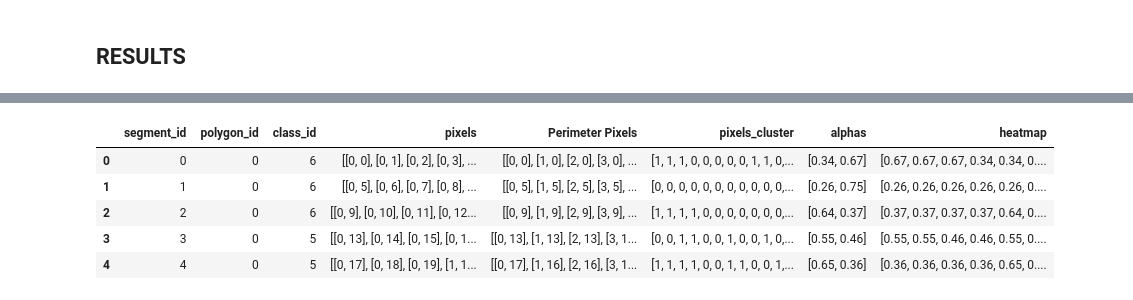
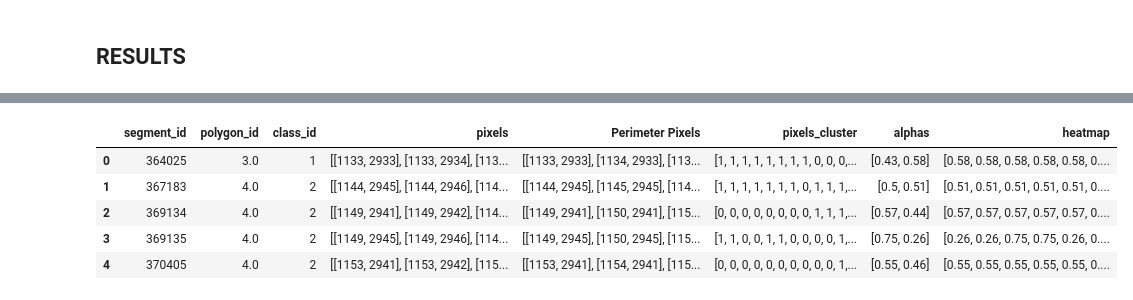
Before and after one commit to ExplAInability-TASSEL/ExplAInability-P5A, a Jupyter notebook: main_inference.ipynb, the cells around one changed output, grey strips where cells are left out. Saved outputs shown, nothing was run; the diff lists cells and outputs as text; code cells hidden in the pictures.

```diff
--- a/main_inference.ipynb
+++ b/main_inference.ipynb
@@ -15,7 +15,7 @@ import pandas as pd
 ## DATA
 # %%
 # Load the data
-df = pd.read_csv('Prepro_Data/post_processed_data_small20.csv')
+df = pd.read_csv('/Users/thibaultgillard/Documents/EPF/git/Data/post_processed_data_train_100.csv')
 
 def extract_multiple_arrays(string_repr):
     # Remove letters, parentheses, spaces, and unwanted sequences
@@ -125,26 +127,40 @@ array([[0.12578271, 0.12545593, 0.1223575 , 0.12644641, 0.12201456,
 # Load the weights
 SAVE_PATH = 'saved_models/'
 
-model.load_weights(SAVE_PATH + 'model_weights_100_epochs.h5')
+model.load_weights(SAVE_PATH + 'model_weights_300_epochs.h5')
 # %% [markdown]
 ## RESULTS
+# %%
+# Custom training loop to efficiently compute predictions and alphas
+batch_size = 32
+predictions = []
+all_alphas = []
+
+for i in range(0, len(clusters), batch_size):
+    batch_clusters = clusters[i:i+batch_size]
+    batch_predictions, batch_alphas = model(batch_clusters)
+    predictions.append(batch_predictions)
+    all_alphas.append(batch_alphas)
+
+# Concatenate predictions and alphas
+predictions = tf.concat(predictions, axis=0)
+all_alphas = tf.concat(all_alphas, axis=0)
+alphas = np.array(all_alphas)
+df_inferring = df.iloc[:, 1:6]
 # %%
 import math
 
-predictions = model.predict(clusters)
 
 df_inferring = df.iloc[:, 1:6]
+
 # Get the class with the highest probability
 df_inferring['class_id'] = np.argmax(predictions, axis=1) + 1
 df_inferring['class_id'] = df_inferring['class_id'].astype('int8')
 
 # Pixels' cluster
-# Assuming you have 'clustered_labels' available
 df_inferring['pixels_cluster'] = clustered_labels
 
-# Alphas
-alphas = model.get_alphas(clusters)
-alphas = np.array(alphas)
+
 df_inferring['alphas'] = alphas.tolist()
 
 # Function to round to the nearest hundredth
@@ -153,12 +169,12 @@ def round_to_hundredth(lst):
 
 df_inferring['alphas'] = df_inferring['alphas'].apply(round_to_hundredth)
 
+
 # Function to replace the cluster labels with the corresponding alpha values, ideal to make a heatmap
 def replace_values(row):
     return [row['alphas'][val] for val in row['pixels_cluster']]
 
 df_inferring['heatmap'] = df_inferring.apply(replace_values, axis=1)
-df_inferring.head()
 
 df_inferring.head()
 # %% [output]
@@ -167,6 +181,6 @@ df_inferring.head()
 |  | segment_id | polygon_id | class_id | pixels | Perimeter Pixels | pixels_cluster | alphas | heatmap |
-| 0 | 0 | 0 | 6 | [[0, 0], [0, 1], [0, 2], [0, 3], ... | [[0, 0], [1, 0], [2, 0], [3, 0], ... | [1, 1, 1, 0, 0, 0, 0, 0, 1, 1, 0,... | [0.34, 0.67] | [0.67, 0.67, 0.67, 0.34, 0.34, 0.... |
-| 1 | 1 | 0 | 6 | [[0, 5], [0, 6], [0, 7], [0, 8], ... | [[0, 5], [1, 5], [2, 5], [3, 5], ... | [0, 0, 0, 0, 0, 0, 0, 0, 0, 0, 0,... | [0.26, 0.75] | [0.26, 0.26, 0.26, 0.26, 0.26, 0.... |
-| 2 | 2 | 0 | 6 | [[0, 9], [0, 10], [0, 11], [0, 12... | [[0, 9], [1, 9], [2, 9], [3, 9], ... | [1, 1, 1, 1, 0, 0, 0, 0, 0, 0, 0,... | [0.64, 0.37] | [0.37, 0.37, 0.37, 0.37, 0.64, 0.... |
-| 3 | 3 | 0 | 5 | [[0, 13], [0, 14], [0, 15], [0, 1... | [[0, 13], [1, 13], [2, 13], [3, 1... | [0, 0, 1, 1, 0, 0, 1, 0, 0, 1, 0,... | [0.55, 0.46] | [0.55, 0.55, 0.46, 0.46, 0.55, 0.... |
-| 4 | 4 | 0 | 5 | [[0, 17], [0, 18], [0, 19], [1, 1... | [[0, 17], [1, 16], [2, 16], [3, 1... | [1, 1, 1, 1, 0, 0, 1, 1, 0, 0, 1,... | [0.65, 0.36] | [0.36, 0.36, 0.36, 0.36, 0.65, 0.... |
+| 0 | 364025 | 3.0 | 1 | [[1133, 2933], [1133, 2934], [113... | [[1133, 2933], [1134, 2933], [113... | [1, 1, 1, 1, 1, 1, 1, 1, 0, 0, 0,... | [0.43, 0.58] | [0.58, 0.58, 0.58, 0.58, 0.58, 0.... |
+| 1 | 367183 | 4.0 | 2 | [[1144, 2945], [1144, 2946], [114... | [[1144, 2945], [1145, 2945], [114... | [1, 1, 1, 1, 1, 1, 1, 0, 1, 1, 1,... | [0.5, 0.51] | [0.51, 0.51, 0.51, 0.51, 0.51, 0.... |
+| 2 | 369134 | 4.0 | 2 | [[1149, 2941], [1149, 2942], [114... | [[1149, 2941], [1150, 2941], [115... | [0, 0, 0, 0, 0, 0, 0, 0, 1, 1, 1,... | [0.57, 0.44] | [0.57, 0.57, 0.57, 0.57, 0.57, 0.... |
+| 3 | 369135 | 4.0 | 2 | [[1149, 2945], [1149, 2946], [114... | [[1149, 2945], [1150, 2945], [115... | [1, 1, 0, 0, 1, 1, 0, 0, 0, 0, 1,... | [0.75, 0.26] | [0.26, 0.26, 0.75, 0.75, 0.26, 0.... |
+| 4 | 370405 | 4.0 | 2 | [[1153, 2941], [1153, 2942], [115... | [[1153, 2941], [1154, 2941], [115... | [0, 0, 0, 0, 0, 0, 0, 0, 0, 0, 1,... | [0.55, 0.46] | [0.55, 0.55, 0.55, 0.55, 0.55, 0.... |
```
Also changed, not shown: parts of 8 cells of this notebook.
